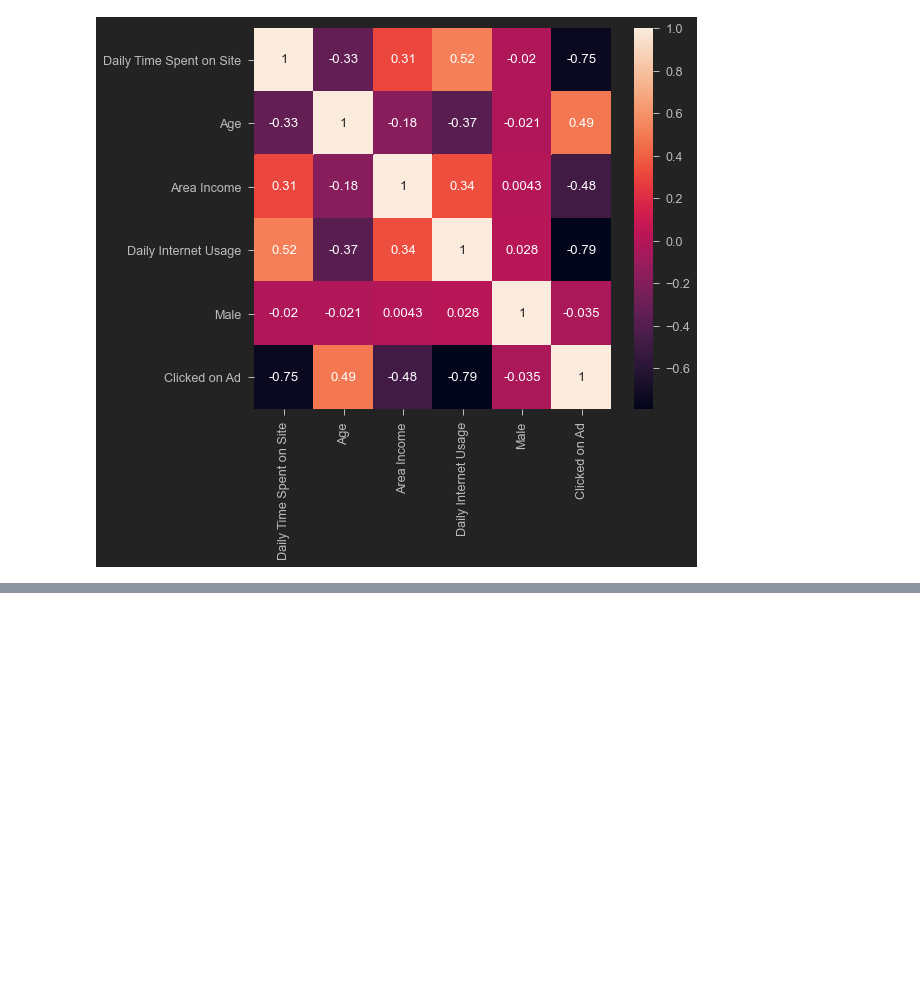
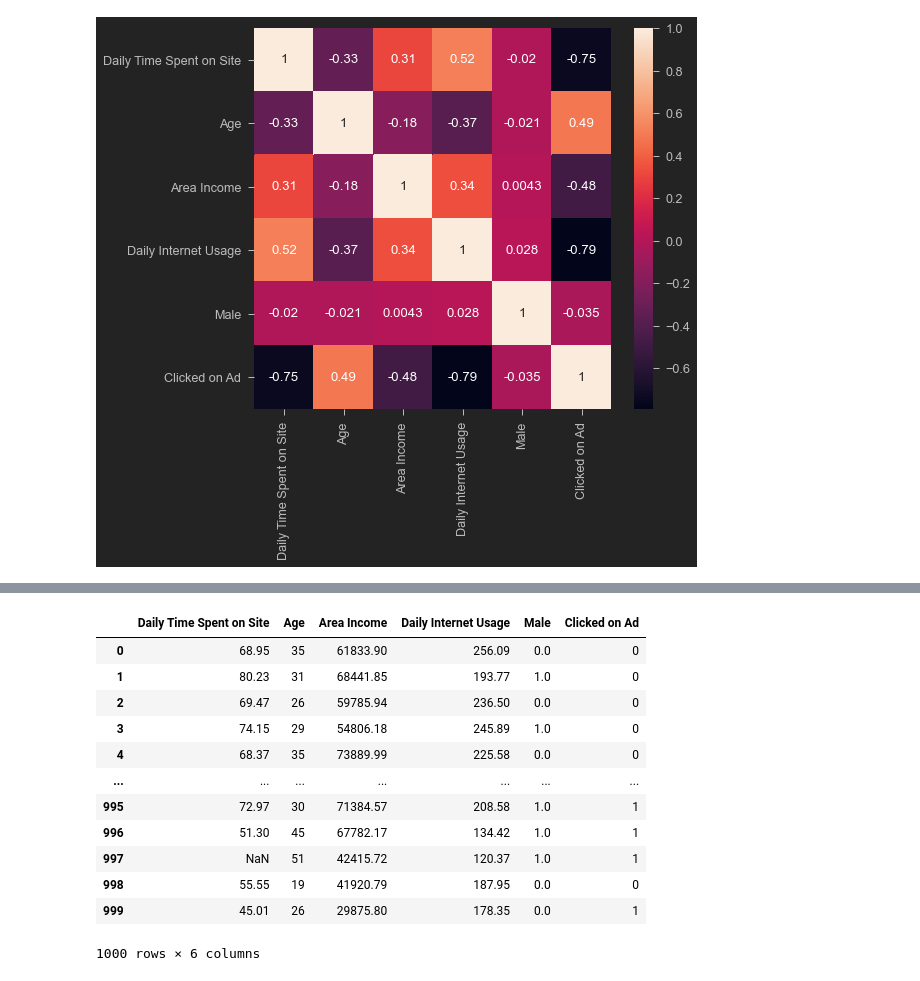
Before and after one commit to ProjectManiacc/Customer_Ad_Clicks_Prediction, a Jupyter notebook: Predicting Customer Add clicks.ipynb, the cells around one changed output, grey strips where cells are left out. Cells and saved outputs as stored; diff of their text form; code cells hidden in the pictures; blank space fills up the shorter version.

```diff
--- a/Predicting Customer Add clicks.ipynb
+++ b/Predicting Customer Add clicks.ipynb
@@ -105,0 +146,19 @@ sns.heatmap(clicks_df.corr(),annot = True)
+# %%
+# Removing Ad Topic Line, City, Country and Timestamp columns
+clicks_df.drop(labels = ['Ad Topic Line','City', 'Country', 'Timestamp'], axis =1, inplace = True)
+# %%
+clicks_df
+# %% [output]
+|  | Daily Time Spent on Site | Age | Area Income | Daily Internet Usage | Male | Clicked on Ad |
+| 0 | 68.95 | 35 | 61833.90 | 256.09 | 0.0 | 0 |
+| 1 | 80.23 | 31 | 68441.85 | 193.77 | 1.0 | 0 |
+| 2 | 69.47 | 26 | 59785.94 | 236.50 | 0.0 | 0 |
+| 3 | 74.15 | 29 | 54806.18 | 245.89 | 1.0 | 0 |
+| 4 | 68.37 | 35 | 73889.99 | 225.58 | 0.0 | 0 |
+| ... | ... | ... | ... | ... | ... | ... |
+| 995 | 72.97 | 30 | 71384.57 | 208.58 | 1.0 | 1 |
+| 996 | 51.30 | 45 | 67782.17 | 134.42 | 1.0 | 1 |
+| 997 | NaN | 51 | 42415.72 | 120.37 | 1.0 | 1 |
+| 998 | 55.55 | 19 | 41920.79 | 187.95 | 0.0 | 0 |
+| 999 | 45.01 | 26 | 29875.80 | 178.35 | 0.0 | 1 |
+1000 rows × 6 columns
```
Also changed, not shown: parts of 11 cells of this notebook.
